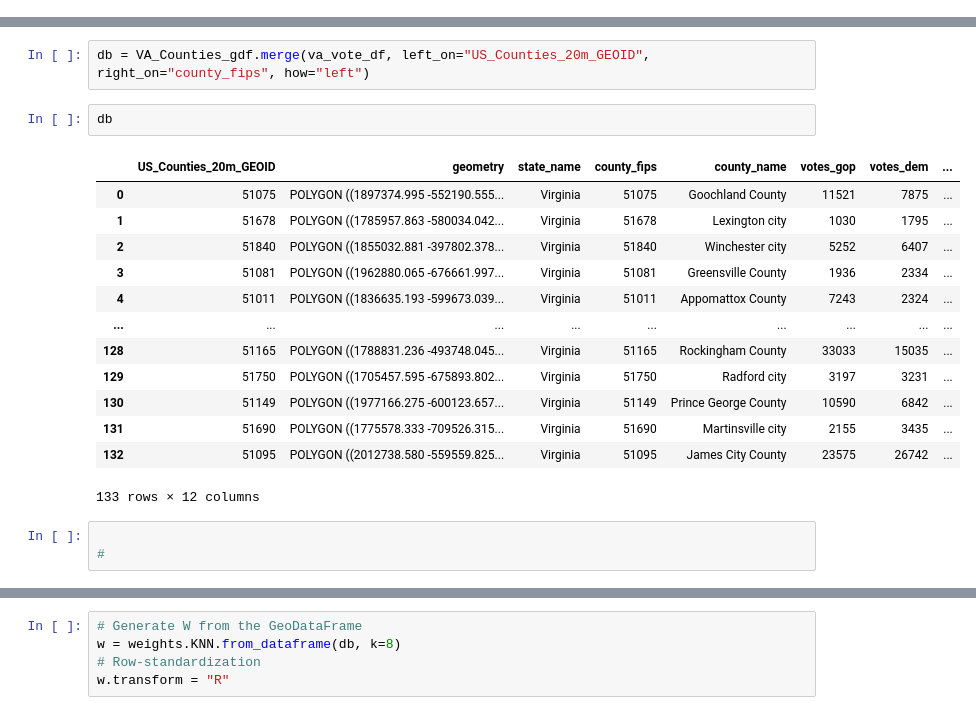
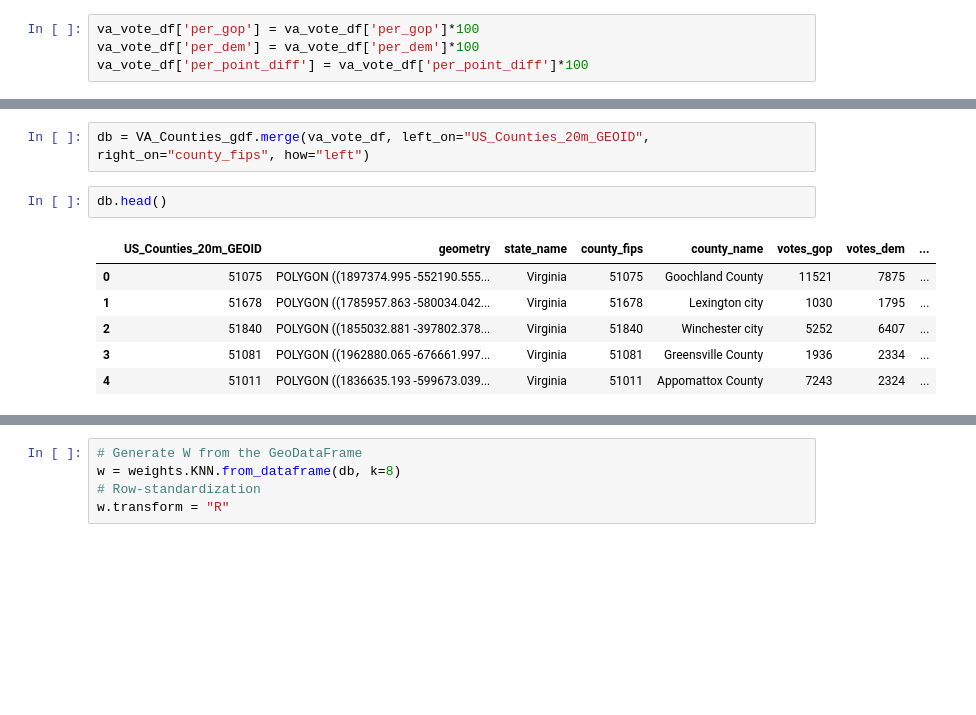
Before and after one commit to leogismap/Global_spatial_autocorrelation_2024_presidential_election_virginia, a Jupyter notebook: Global_Spatial_Autocorrelation.ipynb, the cells around one changed output, grey strips where cells are left out. Saved outputs shown, nothing was run; the diff lists cells and outputs as text; blank space fills up the shorter version.

```diff
--- a/Global_Spatial_Autocorrelation.ipynb
+++ b/Global_Spatial_Autocorrelation.ipynb
@@ -39,5 +55,9 @@ memory usage: 10.5+ KB
 # %%
 va_vote_df['county_fips'] = va_vote_df['county_fips'].astype("string")
+# %%
+va_vote_df['per_gop'] = va_vote_df['per_gop']*100
+va_vote_df['per_dem'] = va_vote_df['per_dem']*100
+va_vote_df['per_point_diff'] = va_vote_df['per_point_diff']*100
 # %%
 va_vote_df
 # %% [output]
@@ -84,24 +104,14 @@ VA_Counties_gdf= VA_Counties_gdf[["US_Counties_20m_GEOID","geometry"]]
 # %%
 db = VA_Counties_gdf.merge(va_vote_df, left_on="US_Counties_20m_GEOID", right_on="county_fips", how="left")
 # %%
-db
+db.head()
 # %% [output]
 |  | US_Counties_20m_GEOID | geometry | state_name | county_fips | county_name | votes_gop | votes_dem | ... |
 | 0 | 51075 | POLYGON ((1897374.995 -552190.555... | Virginia | 51075 | Goochland County | 11521 | 7875 | ... |
 | 1 | 51678 | POLYGON ((1785957.863 -580034.042... | Virginia | 51678 | Lexington city | 1030 | 1795 | ... |
 | 2 | 51840 | POLYGON ((1855032.881 -397802.378... | Virginia | 51840 | Winchester city | 5252 | 6407 | ... |
 | 3 | 51081 | POLYGON ((1962880.065 -676661.997... | Virginia | 51081 | Greensville County | 1936 | 2334 | ... |
 | 4 | 51011 | POLYGON ((1836635.193 -599673.039... | Virginia | 51011 | Appomattox County | 7243 | 2324 | ... |
-| ... | ... | ... | ... | ... | ... | ... | ... | ... |
-| 128 | 51165 | POLYGON ((1788831.236 -493748.045... | Virginia | 51165 | Rockingham County | 33033 | 15035 | ... |
-| 129 | 51750 | POLYGON ((1705457.595 -675893.802... | Virginia | 51750 | Radford city | 3197 | 3231 | ... |
-| 130 | 51149 | POLYGON ((1977166.275 -600123.657... | Virginia | 51149 | Prince George County | 10590 | 6842 | ... |
-| 131 | 51690 | POLYGON ((1775578.333 -709526.315... | Virginia | 51690 | Martinsville city | 2155 | 3435 | ... |
-| 132 | 51095 | POLYGON ((2012738.580 -559559.825... | Virginia | 51095 | James City County | 23575 | 26742 | ... |
-133 rows × 12 columns
-# %%
-
-#
 # %%
 f, ax = plt.subplots(1, figsize=(9, 9))
 db.plot(
```
Also changed, not shown: parts of 20 cells of this notebook.
